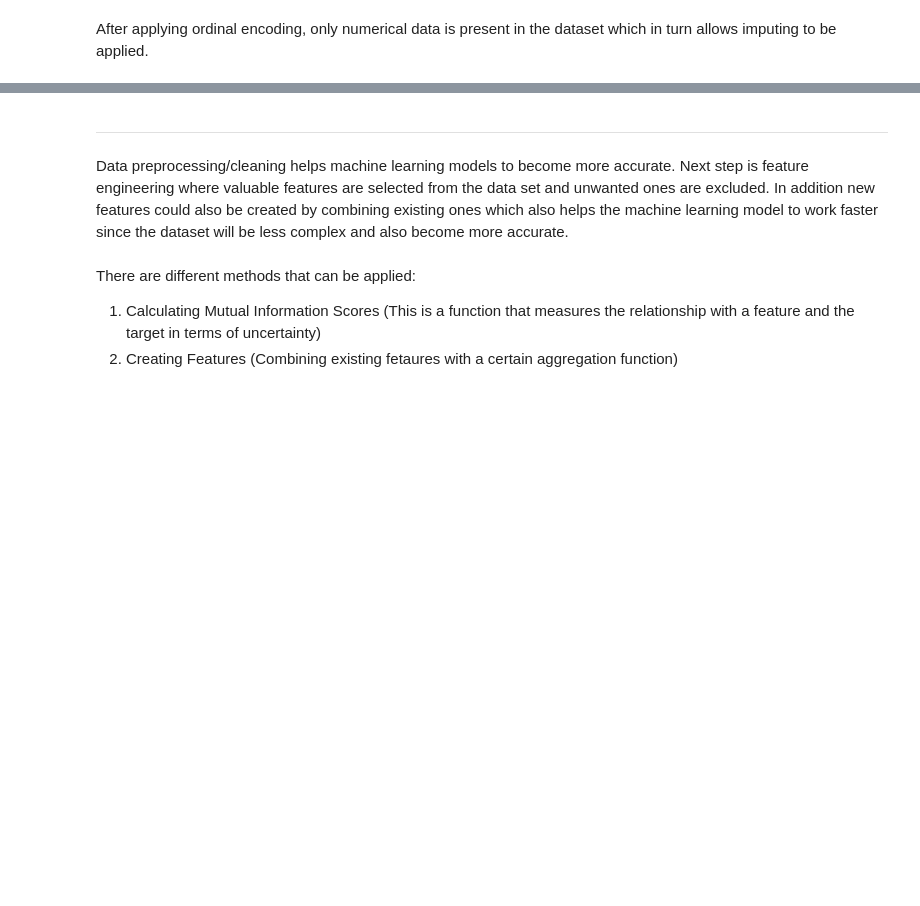
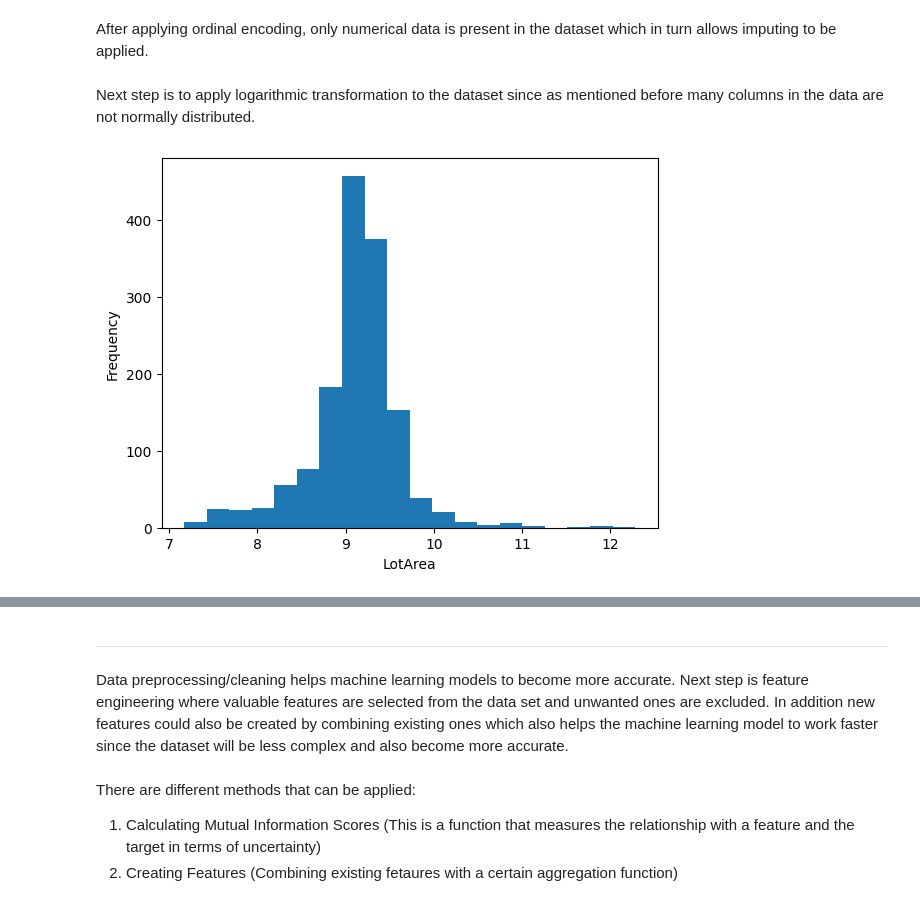
Before and after one commit to usserra/ML_Project_Housing_Prices, a Jupyter notebook: Poetry_VR_Environment/Predicting_Housing_Prices.ipynb, the cells around one changed output, grey strips where cells are left out. Drawn from its saved outputs; the diff is of its cells as text; code cells hidden in the pictures; blank space fills up the shorter version.

```diff
--- a/Poetry_VR_Environment/Predicting_Housing_Prices.ipynb
+++ b/Poetry_VR_Environment/Predicting_Housing_Prices.ipynb
@@ -102,15 +138,38 @@ data.select_dtypes(exclude = "object") #method 1
 # %%
-from sklearn.preprocessing import OrdinalEncoder #method 2
-label_data  = data.copy()
-object_columns = [col for col in label_data.columns if label_data[col].dtype == "object"]
-label_data[object_columns] = OrdinalEncoder().fit_transform(data[object_columns])
-print(label_data)
+def ordinal_encoder(data): #method 2
+    from sklearn.preprocessing import OrdinalEncoder
+    label_data  = data.copy()
+    object_columns = [col for col in label_data.columns if label_data[col].dtype == "object"]
+    label_data[object_columns] = OrdinalEncoder().fit_transform(data[object_columns])
+    return label_data
+encoded_train_data = ordinal_encoder(train_data)
+#encoded_test_data = ordinal_encoder(test_data)
 # %% [markdown]
 After applying ordinal encoding, only numerical data is present in the dataset which in turn allows imputing to be applied.
-# %%
-#method 3
-from sklearn.impute import SimpleImputer
-imputed_data = pd.DataFrame(SimpleImputer().fit_transform(label_data))
-#imputation removes column names, to get them back:
-imputed_data.columns = data.columns
-print(imputed_data)
+# %%
+def imputer(data): #method 3
+    from sklearn.impute import KNNImputer
+    knn_imputer = KNNImputer(n_neighbors = 5) #it will look at 5 values next to it
+    imputed_data = pd.DataFrame(knn_imputer.fit_transform(data))
+    imputed_data.columns = data.columns
+    return imputed_data
+imputed_train_data = imputer(encoded_train_data)
+#imputed_test_data = imputer(encoded_test_data)
+print(imputed_train_data)
+# %% [markdown]
+Next step is to apply logarithmic transformation to the dataset since as mentioned before many columns in the data are not normally distributed.
+# %%
+import numpy as np
+import pandas as pd
+
+log_transformation = np.log(imputed_train_data + 1)  # Adding 1 to handle zero values
+
+log_transformed_data = pd.DataFrame(log_transformation, columns=imputed_train_data.columns)
+
+plt.figure()
+plt.hist(log_transformed_data["LotArea"], bins=20)
+plt.xlabel("LotArea")
+plt.ylabel("Frequency")
+plt.show()
+# %% [output]
+[figure, added]
```
Also changed, not shown: parts of 59 cells of this notebook, 2 other files.
